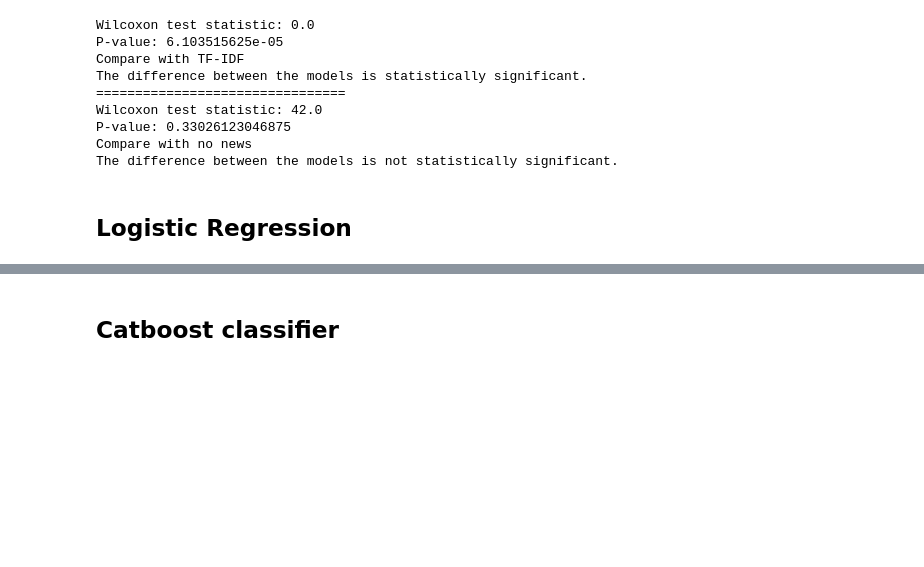
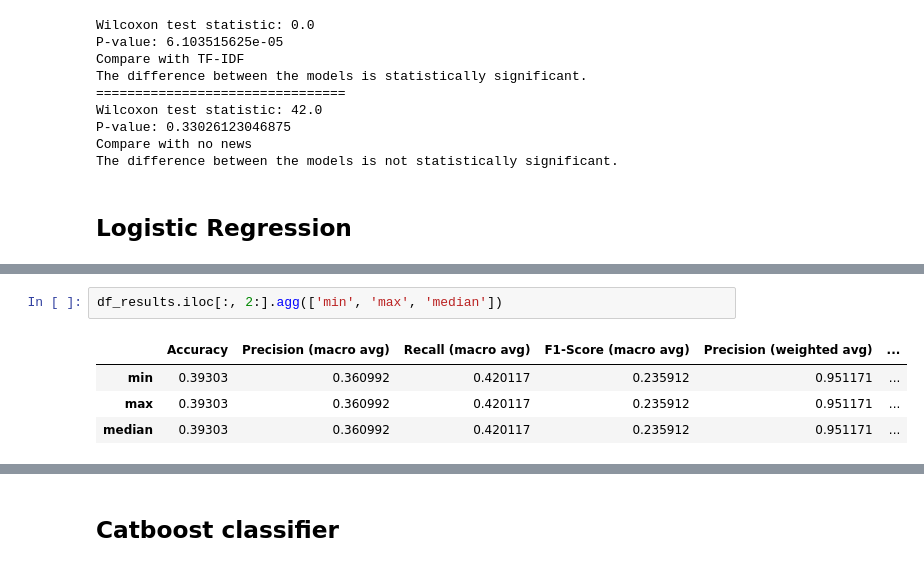
Before and after one commit to ReAlex1902/stock-trend-pred, a Jupyter notebook: modeling_v2_sbert.ipynb, the cells around one changed output, grey strips where cells are left out. Cells and saved outputs as stored; diff of their text form; blank space fills up the shorter version.

```diff
--- a/modeling_v2_sbert.ipynb
+++ b/modeling_v2_sbert.ipynb
@@ -531,3 +520,10 @@ weighted avg       0.85      0.69      0.74      5810
+# %%
+df_results.iloc[:, 2:].agg(['min', 'max', 'median'])
+# %% [output]
+|  | Accuracy | Precision (macro avg) | Recall (macro avg) | F1-Score (macro avg) | Precision (weighted avg) | ... |
+| min | 0.39303 | 0.360992 | 0.420117 | 0.235912 | 0.951171 | ... |
+| max | 0.39303 | 0.360992 | 0.420117 | 0.235912 | 0.951171 | ... |
+| median | 0.39303 | 0.360992 | 0.420117 | 0.235912 | 0.951171 | ... |
 # %%
 import matplotlib.pyplot as plt
 
```
Also changed, not shown: parts of 13 cells of this notebook.
